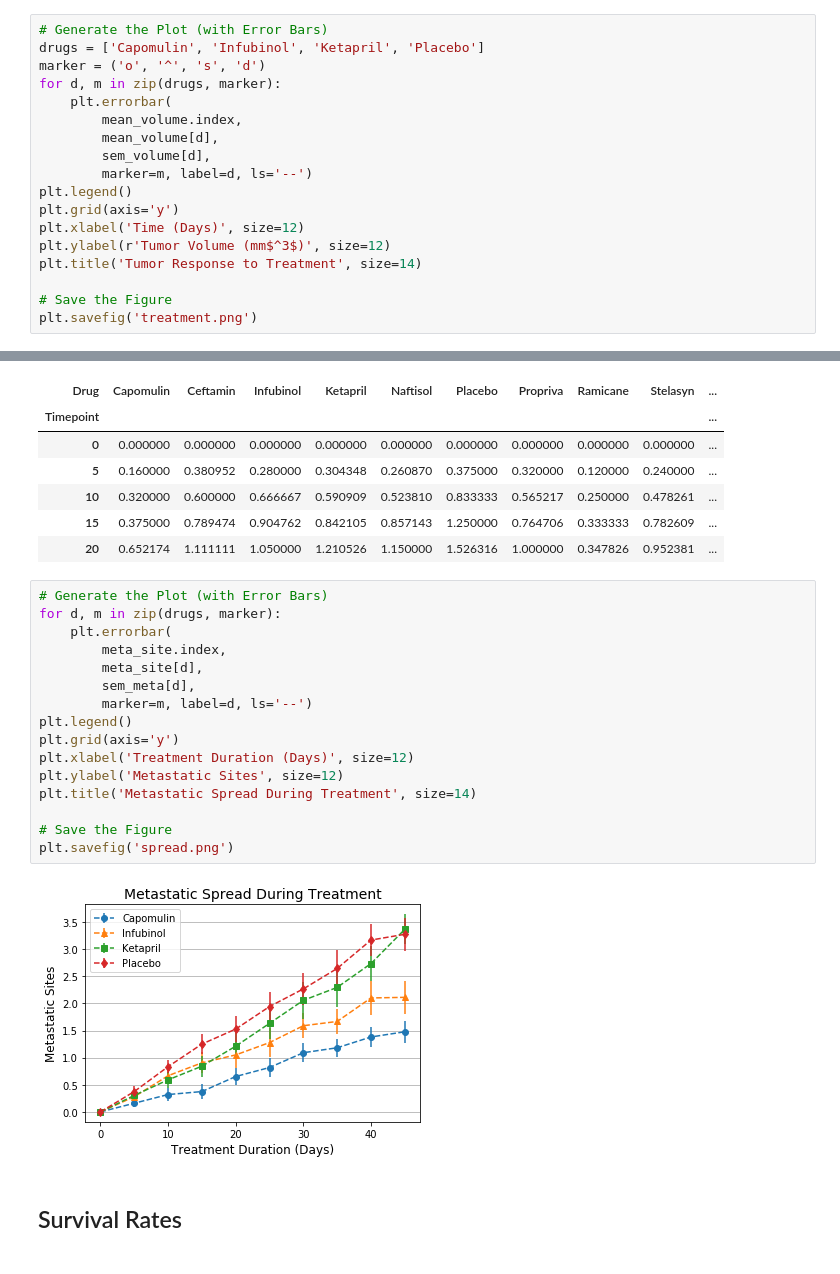
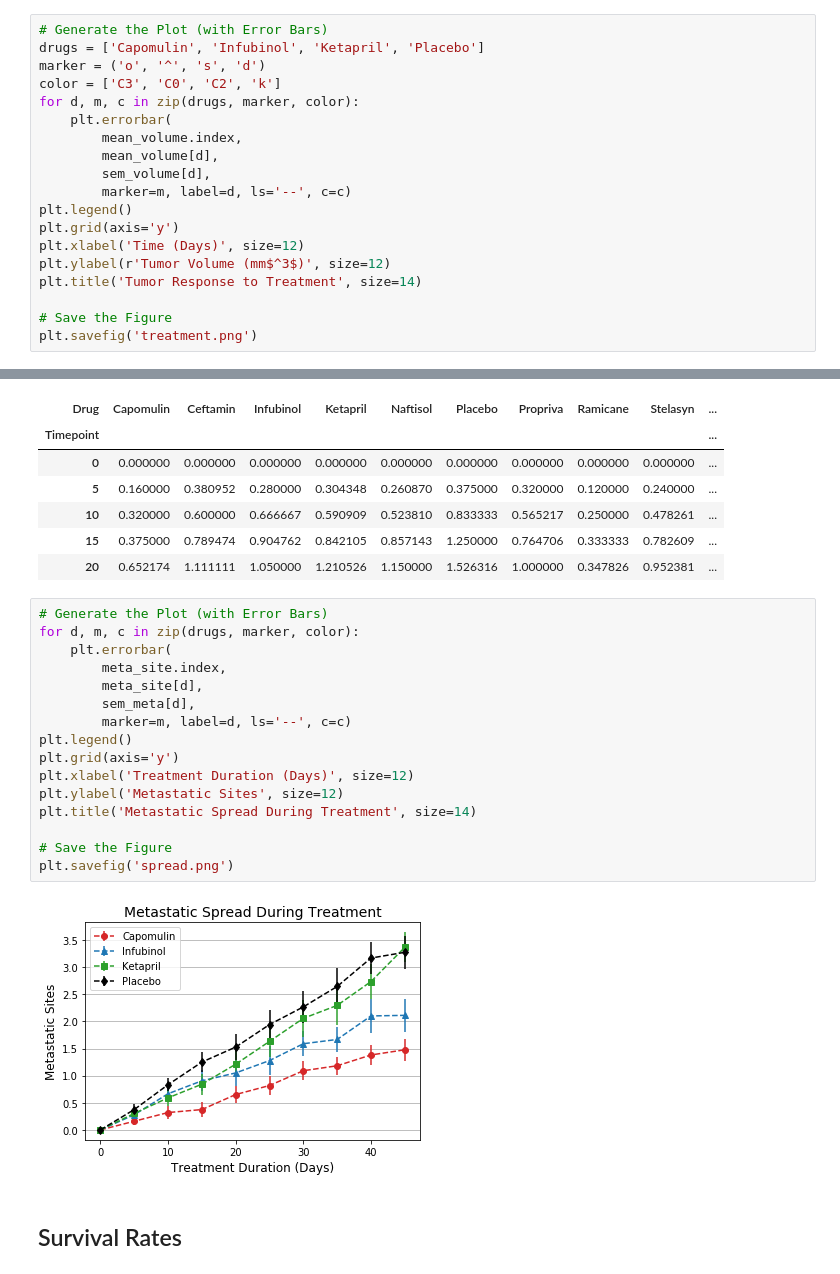
Before and after one commit to davidjaimes/anti-cancer-pharmaceutical-study, a Jupyter notebook: pymaceuticals.ipynb, the cells around one changed output, grey strips where cells are left out. Drawn from its saved outputs; the diff is of its cells as text.

```diff
--- a/pymaceuticals.ipynb
+++ b/pymaceuticals.ipynb
@@ -81,12 +81,13 @@ mean_volume.head()
 # Generate the Plot (with Error Bars)
 drugs = ['Capomulin', 'Infubinol', 'Ketapril', 'Placebo']
 marker = ('o', '^', 's', 'd')
-for d, m in zip(drugs, marker):
+color = ['C3', 'C0', 'C2', 'k']
+for d, m, c in zip(drugs, marker, color):
     plt.errorbar(
         mean_volume.index,
         mean_volume[d],
         sem_volume[d],
-        marker=m, label=d, ls='--')
+        marker=m, label=d, ls='--', c=c)
 plt.legend()
 plt.grid(axis='y')
 plt.xlabel('Time (Days)', size=12)
@@ -154,22 +155,22 @@ meta_site.head()
 | 20 | 0.652174 | 1.111111 | 1.050000 | 1.210526 | 1.150000 | 1.526316 | 1.000000 | 0.347826 | 0.952381 | ... |
 # %%
 # Generate the Plot (with Error Bars)
-for d, m in zip(drugs, marker):
+for d, m, c in zip(drugs, marker, color):
     plt.errorbar(
         meta_site.index,
         meta_site[d],
         sem_meta[d],
-        marker=m, label=d, ls='--')
+        marker=m, label=d, ls='--', c=c)
 plt.legend()
 plt.grid(axis='y')
 plt.xlabel('Treatment Duration (Days)', size=12)
 plt.ylabel('Metastatic Sites', size=12)
 plt.title('Metastatic Spread During Treatment', size=14)
 
 # Save the Figure
 plt.savefig('spread.png')
 # %% [output]
-[figure, old version]
+[figure, new version]
 # %% [markdown]
 ## Survival Rates
 # %%
```
Also changed, not shown: parts of 3 cells of this notebook, 3 other files.
